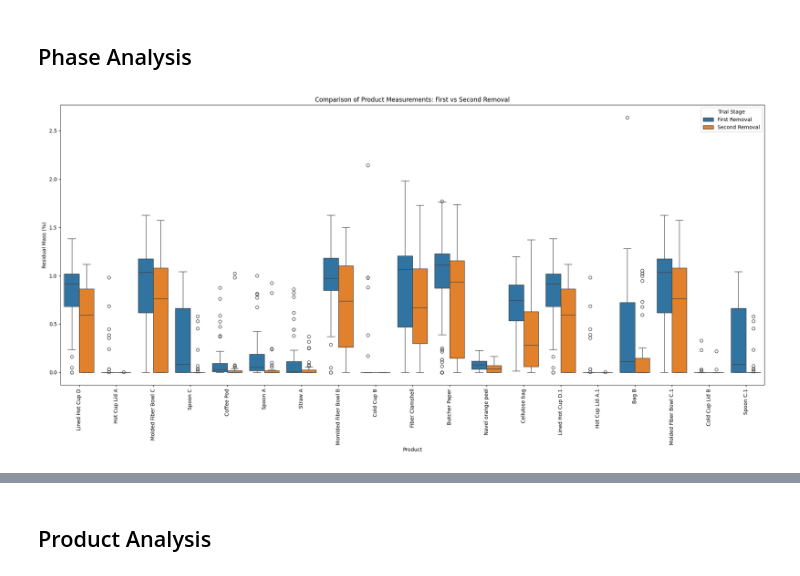
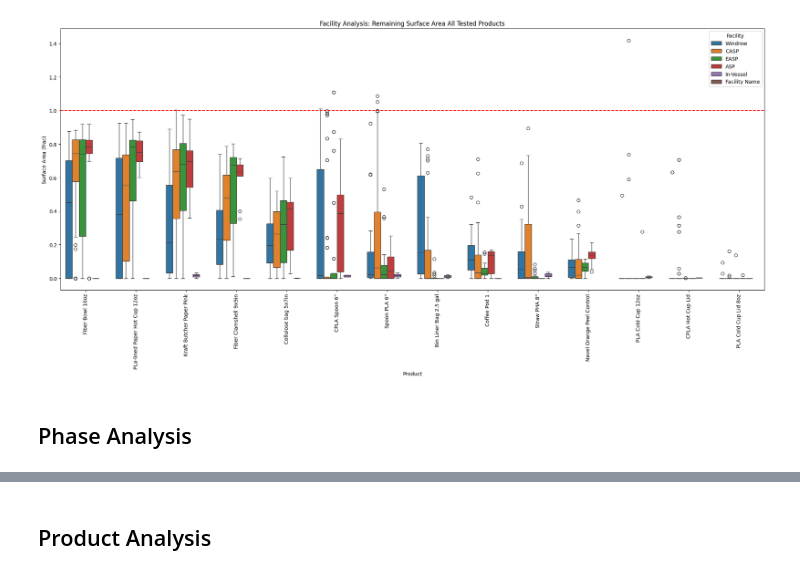
Before and after one commit to uchicago-dsi/compostable-disintegration-analysis, a Jupyter notebook: notebooks/explore_trials.ipynb, the cells around one changed output, grey strips where cells are left out. Saved outputs shown, nothing was run; the diff lists cells and outputs as text; code cells hidden in the pictures.

```diff
--- a/notebooks/explore_trials.ipynb
+++ b/notebooks/explore_trials.ipynb
@@ -86,23 +160,24 @@ plt.show()
+# %%
+sa_long = pd.read_csv('/project/data/compiled_results/processed/observation_area.csv')
+sa_long = sa_long[1:]
+sa_long['percent_residual'] = pd.to_numeric(
+    sa_long['percent_residual'], errors='coerce'
+)
+
+product_means = sa_long.groupby('product_name')['percent_residual'].mean()
+sorted_products = product_means.sort_values(ascending=False).index.tolist()
+
+plt.figure(figsize=(20, 10))
+sns.boxplot(x='product_name', y='percent_residual', hue='facility_name',
+            data=sa_long, order=sorted_products)
+plt.title('Facility Analysis: Remaining Surface Area All Tested Products')
+plt.xticks(rotation=90)
+plt.xlabel('Product')
+plt.ylabel('Surface Area (frac)')
+plt.axhline(y=1, color='r', linestyle='--')
+plt.legend(title='Facility')
+plt.tight_layout()
+# %% [output]
+[figure, added]
 # %% [markdown]
 ## Phase Analysis
-# %%
-trial_stages_filtered = mass[mass['Trial Stage'].isin(['First Removal', 'Second Removal'])]
-numeric_columns = mass.select_dtypes(include='number').columns.tolist()
-
-trial_stages_melted = trial_stages_filtered.melt(id_vars=['Trial Stage'], value_vars=numeric_columns,
-                                                  var_name='Product', value_name='Measurement')
-
-trial_stages_melted['Measurement'] = pd.to_numeric(trial_stages_melted['Measurement'], errors='coerce')
-trial_stages_melted_cleaned = trial_stages_melted.dropna(subset=['Measurement'])
-
-plt.figure(figsize=(20, 10))
-sns.boxplot(x='Product', y='Measurement', hue='Trial Stage', data=trial_stages_melted_cleaned)
-plt.title('Comparison of Product Measurements: First vs Second Removal')
-plt.xticks(rotation=90)
-plt.xlabel('Product')
-plt.ylabel('Residual Mass (%)')
-plt.legend(title='Trial Stage')
-plt.tight_layout()
-plt.show()
-# %% [output]
-[figure, removed]
```
Also changed, not shown: parts of 22 cells of this notebook, 1 other file.
